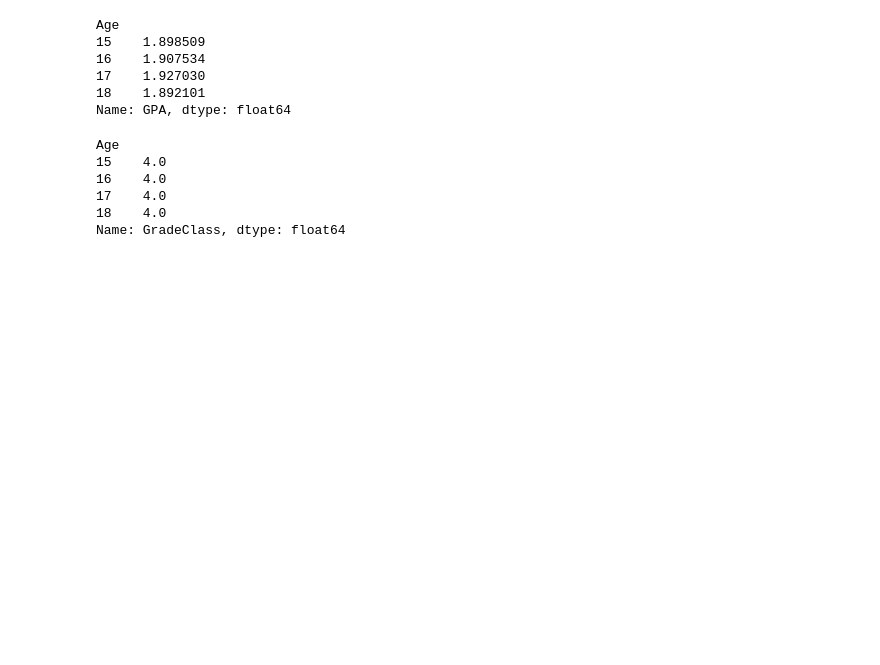
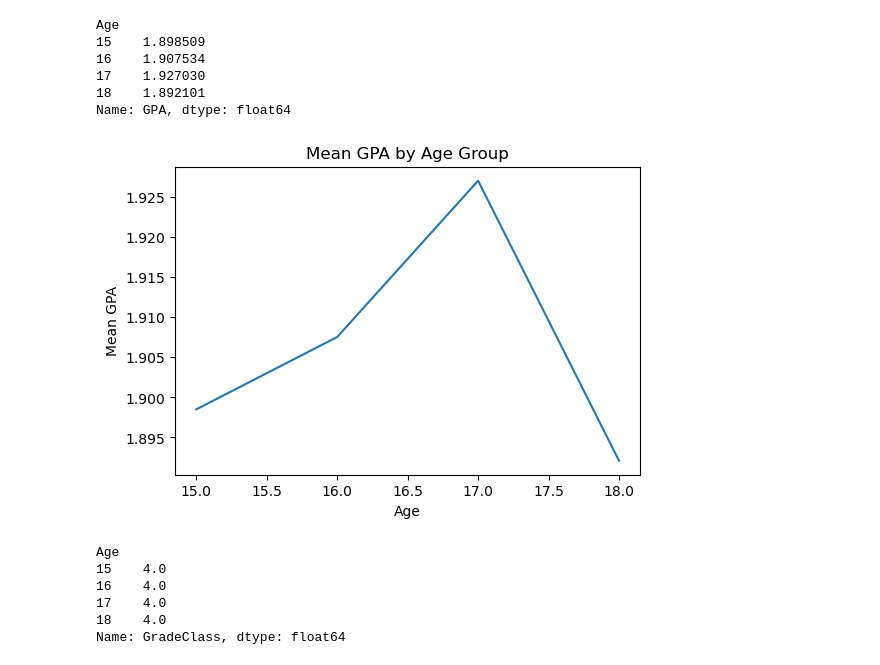
Before and after one commit to sidiquegithub/STUDENTS-PERFORMANCE, a Jupyter notebook: CODE/Untitled.ipynb, the cells around one changed output. Cells and saved outputs as stored; diff of their text form; code cells hidden in the pictures; blank space fills up the shorter version.

```diff
--- a/CODE/Untitled.ipynb
+++ b/CODE/Untitled.ipynb
@@ -121,0 +150,13 @@ memory usage: 280.4 KB
+# %%
+from sklearn.preprocessing import OneHotEncoder
+
+#Initialize OneHotEncoder
+encoder = OneHotEncoder()
+
+reshaped_ethnicity = data['Ethnicity'].values.reshape(-1, 1)
+# Apply one-hot encoding to "Ethnicity"
+one_hot_encoded = encoder.fit_transform(reshaped_ethnicity)
+
+#Create a DataFrame with the one-hot encoded columns
+#We use get_feature_names_out() to get the column names for the encoded data
+one_hot_df = pd.DataFrame(one_hot_encoded.toarray(), columns=encoder.get_feature_names_out(['Ethnicity']))
@@ -121,0 +179,9 @@ memory usage: 280.4 KB
+# %%
+# Rename Columns
+# Ethnicity_0 : Caucasian
+# Ethnicity_1 : African American
+# Ethnicity_2 : Asian
+# Ethnicity_3 : Other
+
+one_hot_df.rename(columns={'Ethnicity_0': 'Caucasian', 'Ethnicity_1': 'African American', 'Ethnicity_2':'Asian', 'Ethnicity_3':'Others'  }, inplace=True)
+one_hot_df.head(2)
@@ -121,0 +192,10 @@ memory usage: 280.4 KB
+# %%
+# Form a new dataframe
+
+# Drop "Ethnicity" column from data
+data_2 = data.drop('Ethnicity', axis=1)
+
+# Add one hot encoded dataframe to above data_2 DataFrame
+new_data = pd.concat([data_2, one_hot_df], axis=1)
+
+new_data.head()
@@ -136,7 +223,9 @@ Number of students in each age
 18    582
 Name: Age, dtype: int64
 # %%
-data.groupby('Age')['GPA'].mean()
+#Mean GPA of each age group
+mean_gpa_by_age = new_data.groupby('Age')['GPA'].mean()
+print(mean_gpa_by_age)
 # %% [output]
 Age
 15    1.898509
@@ -144,4 +233,13 @@ Age
 17    1.927030
 18    1.892101
 Name: GPA, dtype: float64
+# %%
+plt.figure(figsize=(6,4))
+mean_gpa_by_age.plot(kind='line')
+plt.xlabel('Age')
+plt.ylabel('Mean GPA')
+plt.title('Mean GPA by Age Group')
+plt.show()
+# %% [output]
+[figure, added]
 # %%
```
Also changed, not shown: parts of 20 cells of this notebook.
